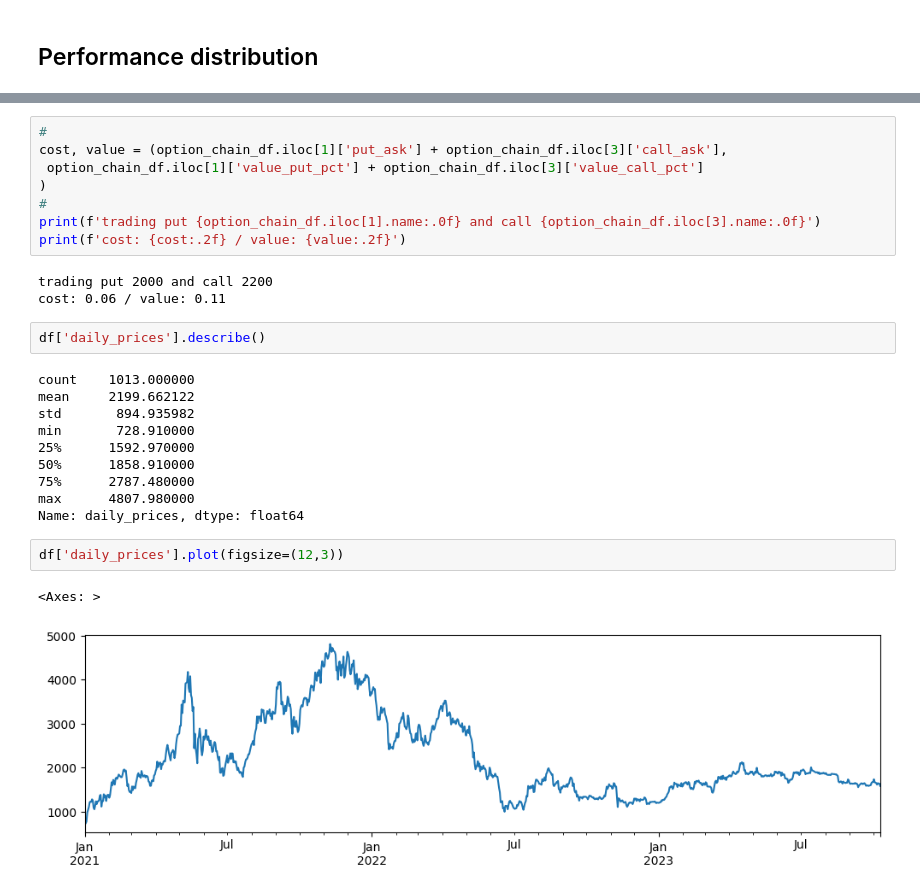
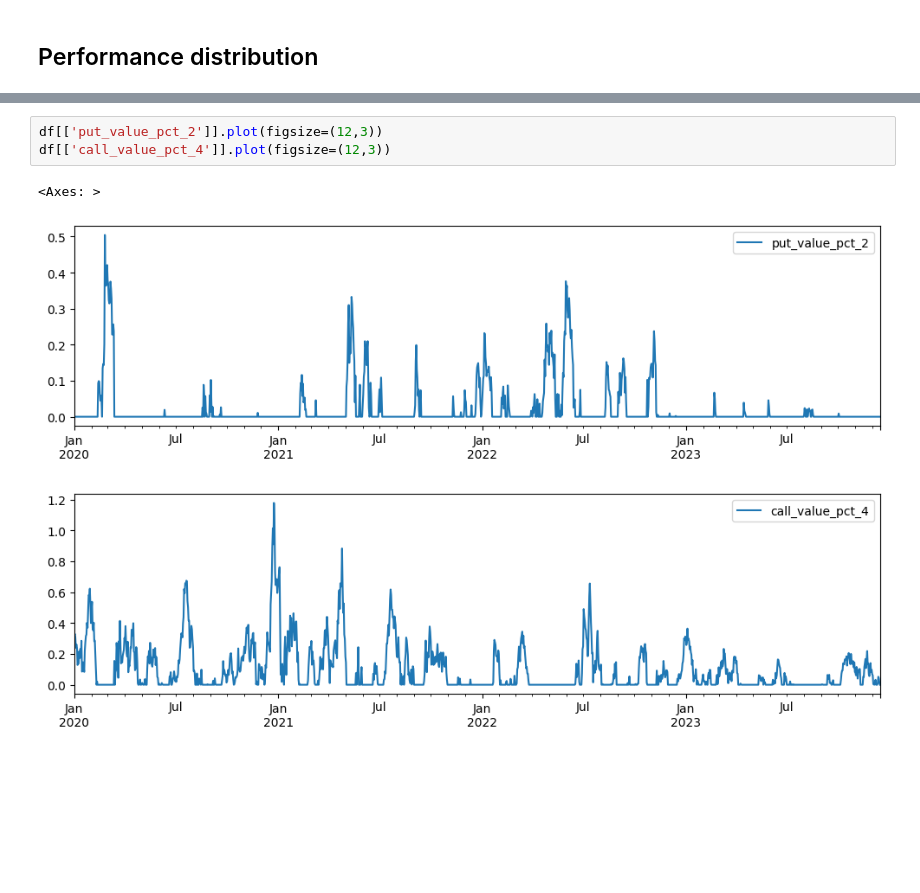
Before and after one commit to chris-ch/ethereum-prices, a Jupyter notebook: analyse-prices.ipynb, the cells around one changed output, grey strips where cells are left out. Saved outputs shown, nothing was run; the diff lists cells and outputs as text; blank space fills up the shorter version.

```diff
--- a/analyse-prices.ipynb
+++ b/analyse-prices.ipynb
@@ -328,28 +353,7 @@ option_chain_df
-# %%
-#
-cost, value = (option_chain_df.iloc[1]['put_ask'] + option_chain_df.iloc[3]['call_ask'],
- option_chain_df.iloc[1]['value_put_pct'] + option_chain_df.iloc[3]['value_call_pct']
-)
-#
-print(f'trading put {option_chain_df.iloc[1].name:.0f} and call {option_chain_df.iloc[3].name:.0f}')
-print(f'cost: {cost:.2f} / value: {value:.2f}')
-# %% [output]
-trading put 2000 and call 2200
-cost: 0.06 / value: 0.11
-# %%
-df['daily_prices'].describe()
-# %% [output]
-count    1013.000000
-mean     2199.662122
-std       894.935982
-min       728.910000
-25%      1592.970000
-50%      1858.910000
-75%      2787.480000
-max      4807.980000
-Name: daily_prices, dtype: float64
 # %%
-df['daily_prices'].plot(figsize=(12,3))
+df[['put_value_pct_2']].plot(figsize=(12,3))
+df[['call_value_pct_4']].plot(figsize=(12,3))
 # %% [output]
 <Axes: >
-[figure, old version]
+[figure, new version]
+[figure, added]
```
Also changed, not shown: parts of 14 cells of this notebook, 2 other files.
